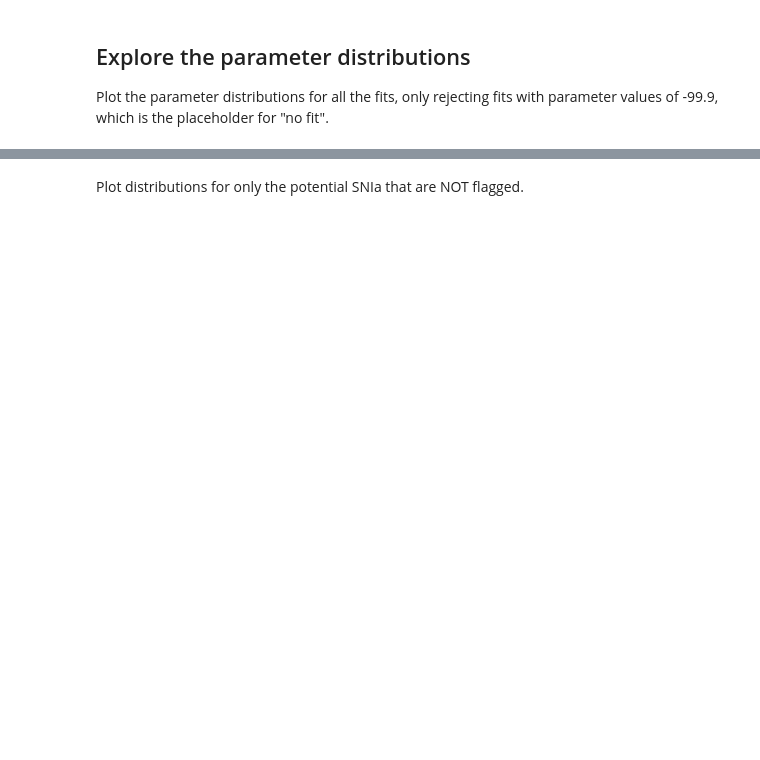
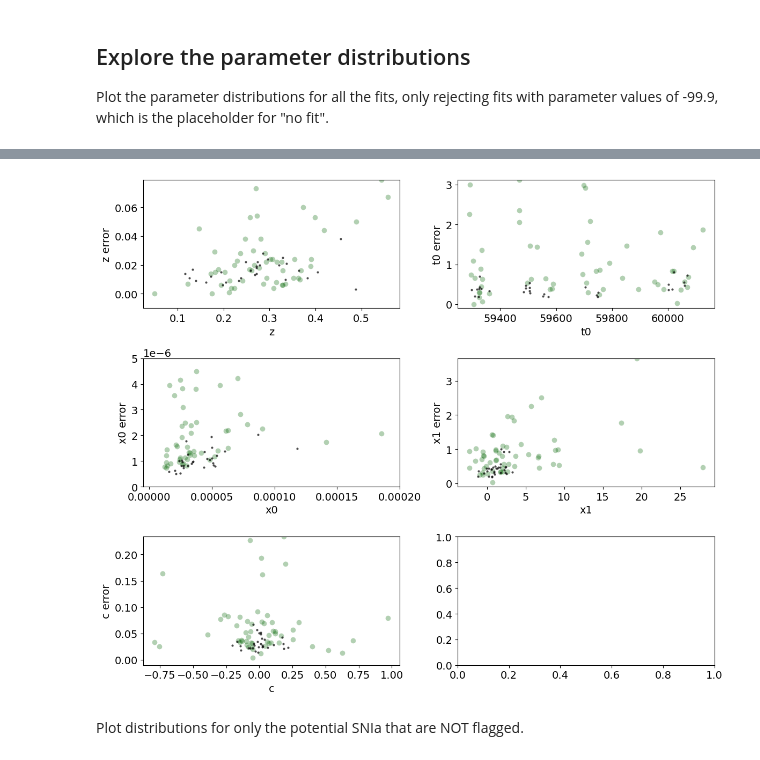
Before and after one commit to MelissaGraham/decam_ddf_tools, a Jupyter notebook: transients_science/SNIa/3_review_potential_snia_sncosmo.ipynb, the cells around one changed output, grey strips where cells are left out. Saved outputs shown, nothing was run; the diff lists cells and outputs as text; code cells hidden in the pictures; blank space fills up the shorter version.

```diff
--- a/transients_science/SNIa/3_review_potential_snia_sncosmo.ipynb
+++ b/transients_science/SNIa/3_review_potential_snia_sncosmo.ipynb
@@ -167,3 +170,48 @@ fig.show()
+# %%
+# tx = np.where(fit_z > -90.0)[0]
+tx = np.where((fit_z > -90.0) & (fit_mlgflag != 0))[0]
+mlgx = np.where((fit_z > -90.0) & (fit_mlgflag == 0))[0]
+
+plt.rcParams.update({'font.size': 14})
+fig, ax = plt.subplots(3, 2, figsize=(12, 10))
+nbins=20
+
+ax[0,0].plot(fit_z[tx],   fit_ze[tx],   'o', ms=7, alpha=0.3, mew=0, color='darkgreen')
+ax[0,0].plot(fit_z[mlgx], fit_ze[mlgx], 'o', ms=3, alpha=0.7, mew=0, color='black')
+ax[0,0].set_xlabel('z')
+ax[0,0].set_ylabel('z error')
+ax[0,0].set_ylim([-0.01, np.max(fit_ze[tx])])
+
+ax[0,1].plot(fit_t0[tx],  fit_t0e[tx],   'o', ms=7, alpha=0.3, mew=0, color='darkgreen')
+ax[0,1].plot(fit_t0[mlgx],fit_t0e[mlgx], 'o', ms=3, alpha=0.7, mew=0, color='black')
+ax[0,1].set_xlabel('t0')
+ax[0,1].set_ylabel('t0 error')
+ax[0,1].set_ylim([-0.1, np.max(fit_t0e[tx])])
+
+ax[1,0].plot(fit_x0[tx],   fit_x0e[tx],   'o', ms=7, alpha=0.3, mew=0, color='darkgreen')
+ax[1,0].plot(fit_x0[mlgx], fit_x0e[mlgx], 'o', ms=3, alpha=0.7, mew=0, color='black')
+ax[1,0].set_xlabel('x0')
+ax[1,0].set_ylabel('x0 error')
+# ax[1,0].set_ylim([-0.000005, np.max(fit_x0e[tx])])
+ax[1,0].set_xlim([-0.000005, 0.0002])
+ax[1,0].set_ylim([0.0, 0.000005])
+
+ax[1,1].plot(fit_x1[tx],   fit_x1e[tx],   'o', ms=7, alpha=0.3, mew=0, color='darkgreen')
+ax[1,1].plot(fit_x1[mlgx], fit_x1e[mlgx], 'o', ms=3, alpha=0.7, mew=0, color='black')
+ax[1,1].set_xlabel('x1')
+ax[1,1].set_ylabel('x1 error')
+ax[1,1].set_ylim([-0.1, np.max(fit_x1e[tx])])
+
+ax[2,0].plot(fit_c[tx],   fit_ce[tx],   'o', ms=7, alpha=0.3, mew=0, color='darkgreen')
+ax[2,0].plot(fit_c[mlgx], fit_ce[mlgx], 'o', ms=3, alpha=0.7, mew=0, color='black')
+ax[2,0].set_xlabel('c')
+ax[2,0].set_ylabel('c error')
+ax[2,0].set_ylim([-0.01, np.max(fit_ce[tx])])
+
+fig.tight_layout()
+fig.show()
+# %% [output]
+[figure, added]
 # %% [markdown]
 Plot distributions for only the potential SNIa that are NOT flagged.
 # %%
```
Also changed, not shown: parts of 7 cells of this notebook.
